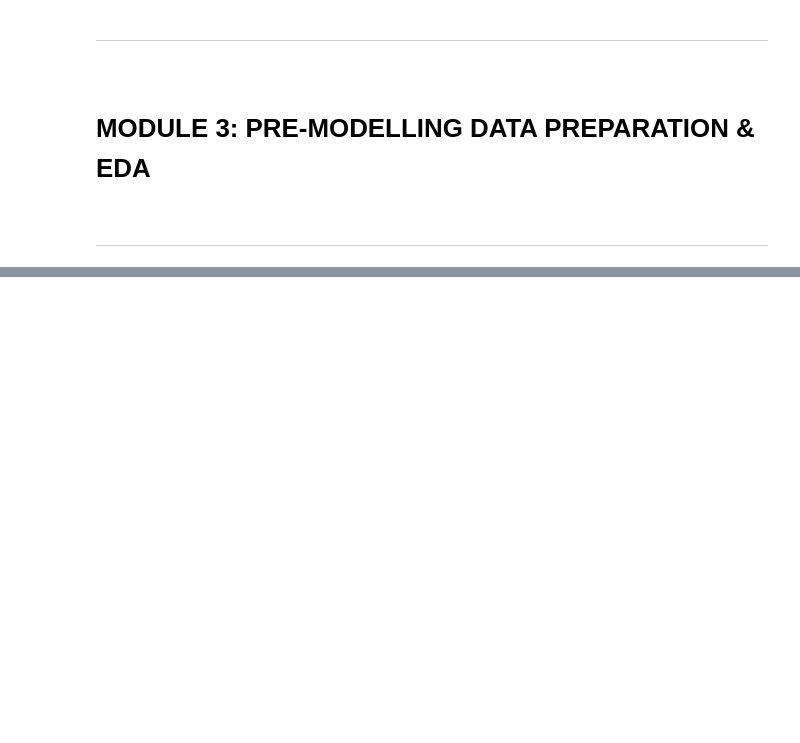
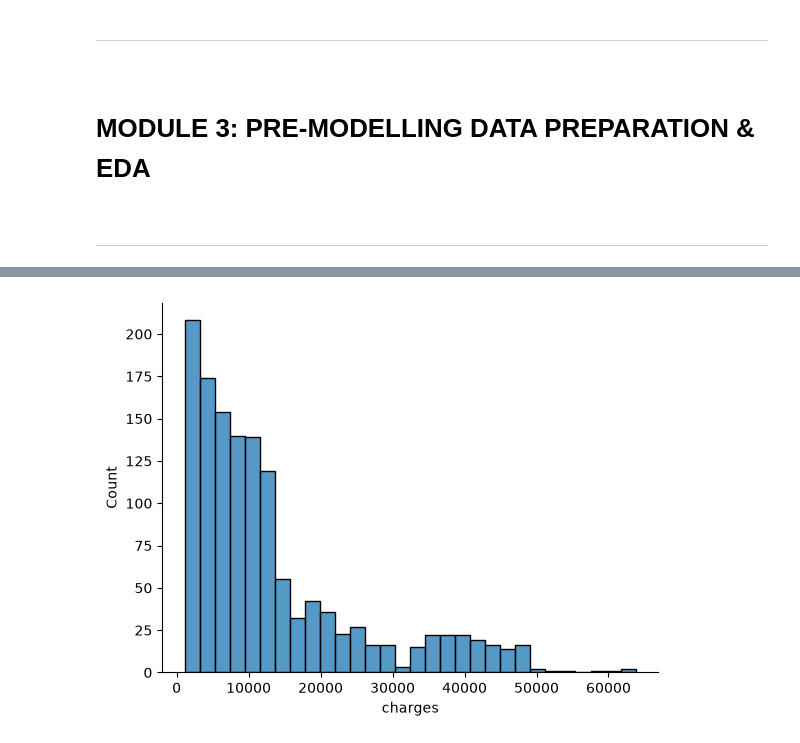
Before and after one commit to MiltonValleL/regression-and-forecasting, a Jupyter notebook: notebooks/01.pre-modelling.ipynb, the cells around one changed output, grey strips where cells are left out. Drawn from its saved outputs; the diff is of its cells as text; code cells hidden in the pictures; blank space fills up the shorter version.

```diff
--- a/notebooks/01.pre-modelling.ipynb
+++ b/notebooks/01.pre-modelling.ipynb
@@ -10,0 +101,3 @@
+# %%
+insurance = pd.read_csv('../datasets/insurance.csv')
+insurance.head()
@@ -10,0 +148,5 @@
+# %%
+sns.histplot(x=insurance.charges)
+sns.despine()
+# %% [output]
+[figure, added]
```
Also changed, not shown: parts of 10 cells of this notebook.
